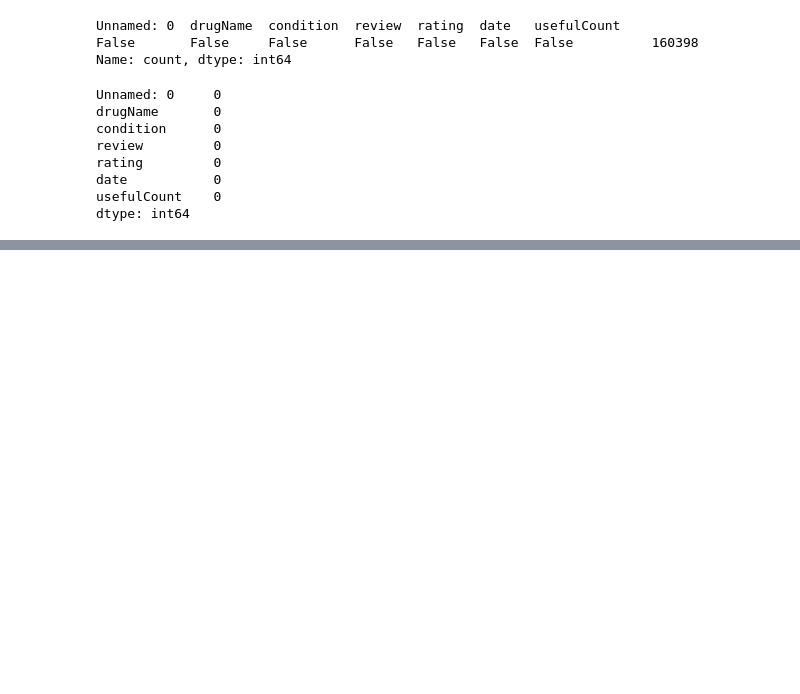
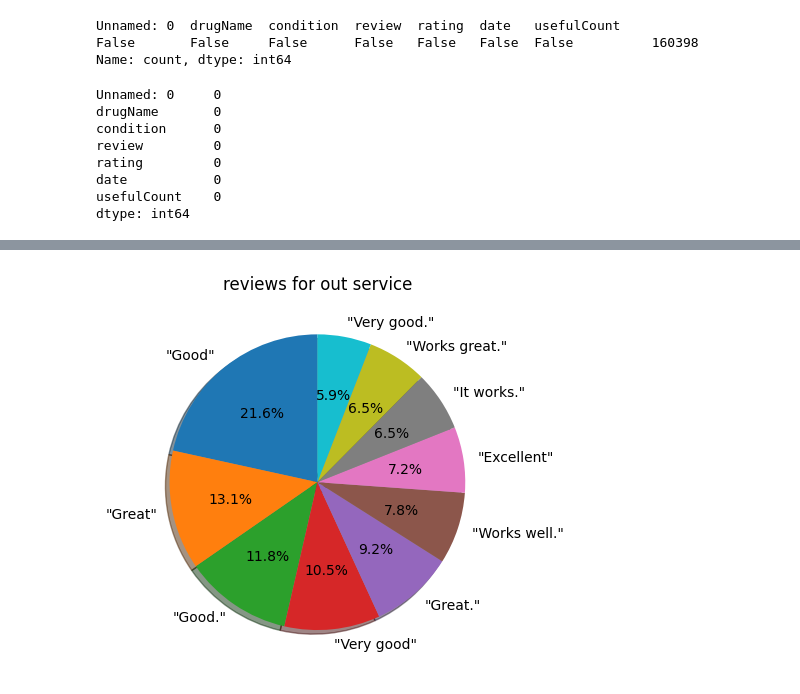
Before and after one commit to Anishmnaik/disease-prediction-and-medicine-prescription-use-drug-dataset, a Jupyter notebook: preprocessing.ipynb, the cells around one changed output, grey strips where cells are left out. Cells and saved outputs as stored; diff of their text form; code cells hidden in the pictures; blank space fills up the shorter version.

```diff
--- a/preprocessing.ipynb
+++ b/preprocessing.ipynb
@@ -110,0 +203,4 @@ plt.show()
+# %%
+c=data['review'].value_counts()
+rev=c.head(10)
+rev
@@ -110,0 +220,7 @@ plt.show()
+# %%
+plt.Figure(figsize=(10,10))
+plt.pie(rev,labels=rev.index,startangle=90,shadow=True,autopct='%1.1f%%')
+plt.title('reviews for out service')
+plt.show()
+# %% [output]
+[figure, added]
```
Also changed, not shown: parts of 11 cells of this notebook.
